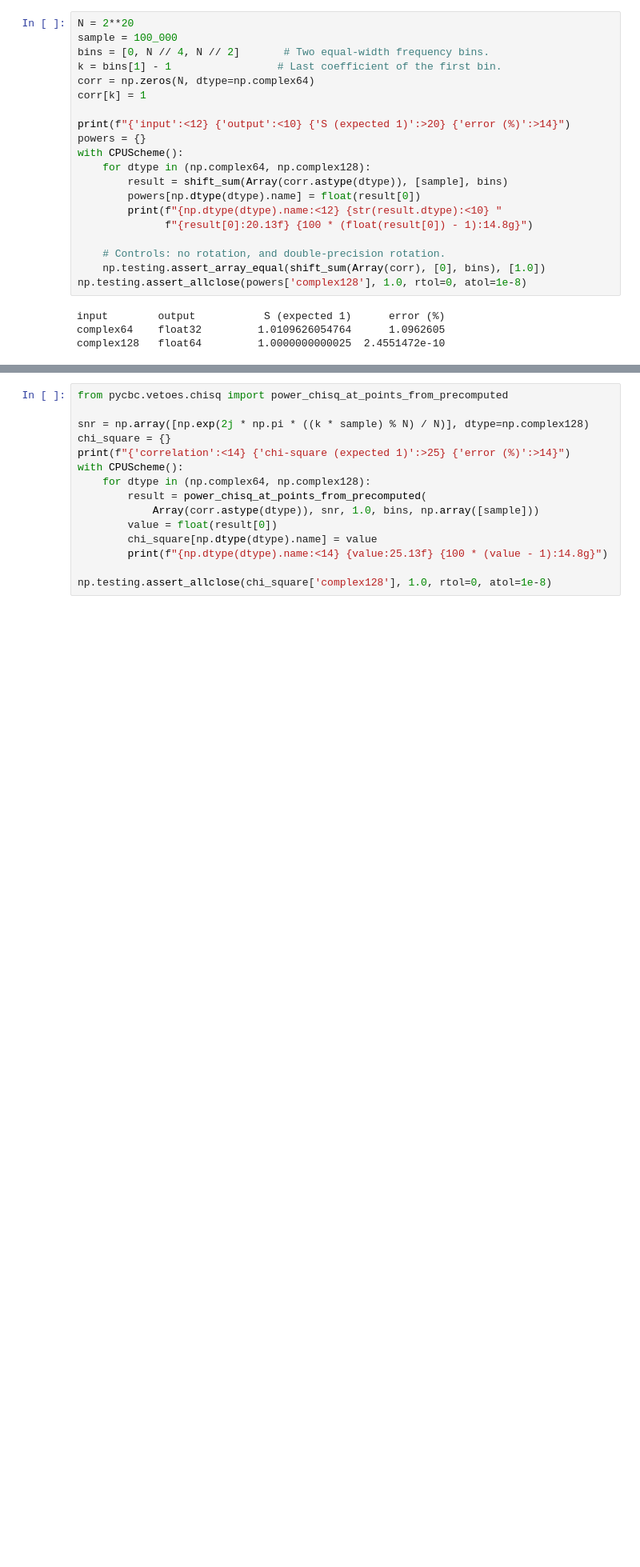
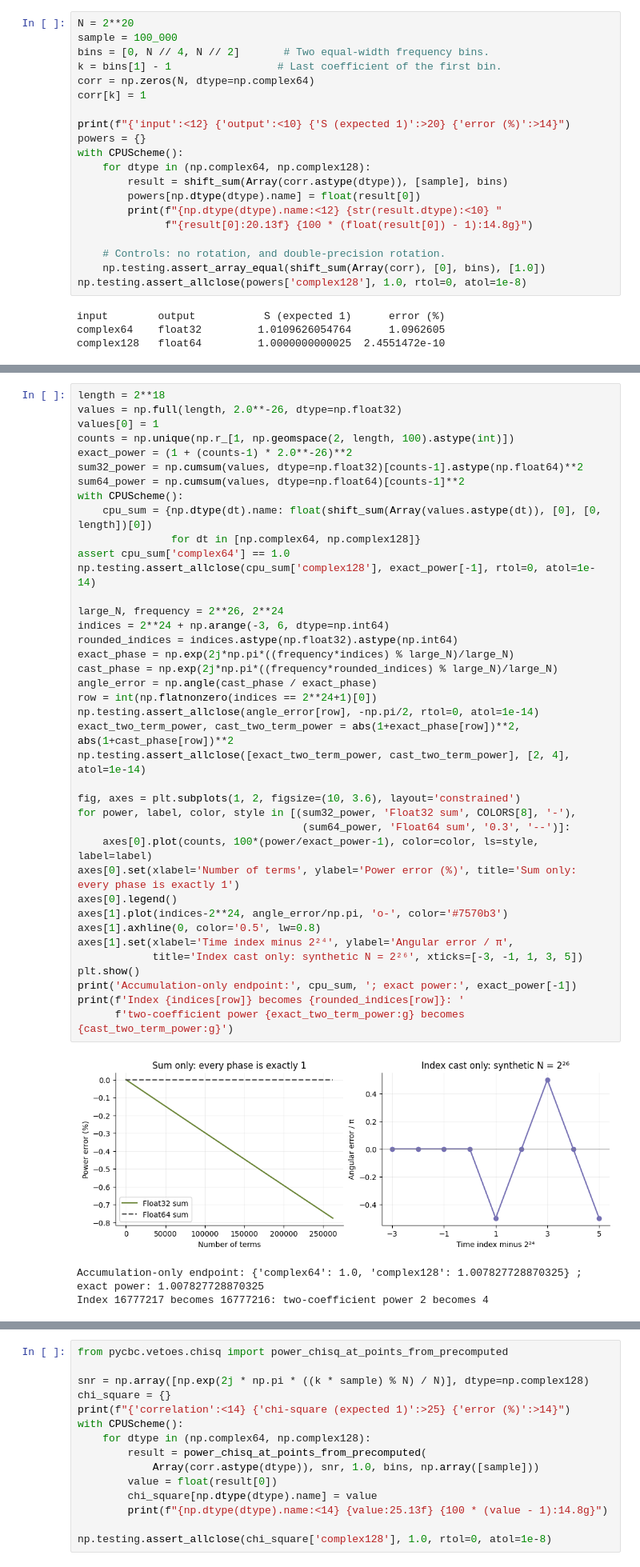
Before and after one commit to xangma/pycbc, a Jupyter notebook: examples/numerics/cpu_chisq_precision.ipynb, the cells around one changed output, grey strips where cells are left out. Shown at 80% size. Drawn from its saved outputs; the diff is of its cells as text; blank space fills up the shorter version.

```diff
--- a/examples/numerics/cpu_chisq_precision.ipynb
+++ b/examples/numerics/cpu_chisq_precision.ipynb
@@ -98,0 +132,43 @@ Use the known full Fourier amplitude for `snr`, held fixed in complex128 in both
+# %%
+length = 2**18
+values = np.full(length, 2.0**-26, dtype=np.float32)
+values[0] = 1
+counts = np.unique(np.r_[1, np.geomspace(2, length, 100).astype(int)])
+exact_power = (1 + (counts-1) * 2.0**-26)**2
+sum32_power = np.cumsum(values, dtype=np.float32)[counts-1].astype(np.float64)**2
+sum64_power = np.cumsum(values, dtype=np.float64)[counts-1]**2
+with CPUScheme():
+    cpu_sum = {np.dtype(dt).name: float(shift_sum(Array(values.astype(dt)), [0], [0, length])[0])
+               for dt in [np.complex64, np.complex128]}
+assert cpu_sum['complex64'] == 1.0
+np.testing.assert_allclose(cpu_sum['complex128'], exact_power[-1], rtol=0, atol=1e-14)
+
+large_N, frequency = 2**26, 2**24
+indices = 2**24 + np.arange(-3, 6, dtype=np.int64)
+rounded_indices = indices.astype(np.float32).astype(np.int64)
+exact_phase = np.exp(2j*np.pi*((frequency*indices) % large_N)/large_N)
+cast_phase = np.exp(2j*np.pi*((frequency*rounded_indices) % large_N)/large_N)
+angle_error = np.angle(cast_phase / exact_phase)
+row = int(np.flatnonzero(indices == 2**24+1)[0])
+np.testing.assert_allclose(angle_error[row], -np.pi/2, rtol=0, atol=1e-14)
+exact_two_term_power, cast_two_term_power = abs(1+exact_phase[row])**2, abs(1+cast_phase[row])**2
+np.testing.assert_allclose([exact_two_term_power, cast_two_term_power], [2, 4], atol=1e-14)
+
+fig, axes = plt.subplots(1, 2, figsize=(10, 3.6), layout='constrained')
+for power, label, color, style in [(sum32_power, 'Float32 sum', COLORS[8], '-'),
+                                    (sum64_power, 'Float64 sum', '0.3', '--')]:
+    axes[0].plot(counts, 100*(power/exact_power-1), color=color, ls=style, label=label)
+axes[0].set(xlabel='Number of terms', ylabel='Power error (%)', title='Sum only: every phase is exactly 1')
+axes[0].legend()
+axes[1].plot(indices-2**24, angle_error/np.pi, 'o-', color='#7570b3')
+axes[1].axhline(0, color='0.5', lw=0.8)
+axes[1].set(xlabel='Time index minus 2²⁴', ylabel='Angular error / π',
+            title='Index cast only: synthetic N = 2²⁶', xticks=[-3, -1, 1, 3, 5])
+plt.show()
+print('Accumulation-only endpoint:', cpu_sum, '; exact power:', exact_power[-1])
+print(f'Index {indices[row]} becomes {rounded_indices[row]}: '
+      f'two-coefficient power {exact_two_term_power:g} becomes {cast_two_term_power:g}')
+# %% [output]
+[figure, added]
+Accumulation-only endpoint: {'complex64': 1.0, 'complex128': 1.007827728870325} ; exact power: 1.007827728870325
+Index 16777217 becomes 16777216: two-coefficient power 2 becomes 4
```
Also changed, not shown: parts of 15 cells of this notebook, 3 other files.
